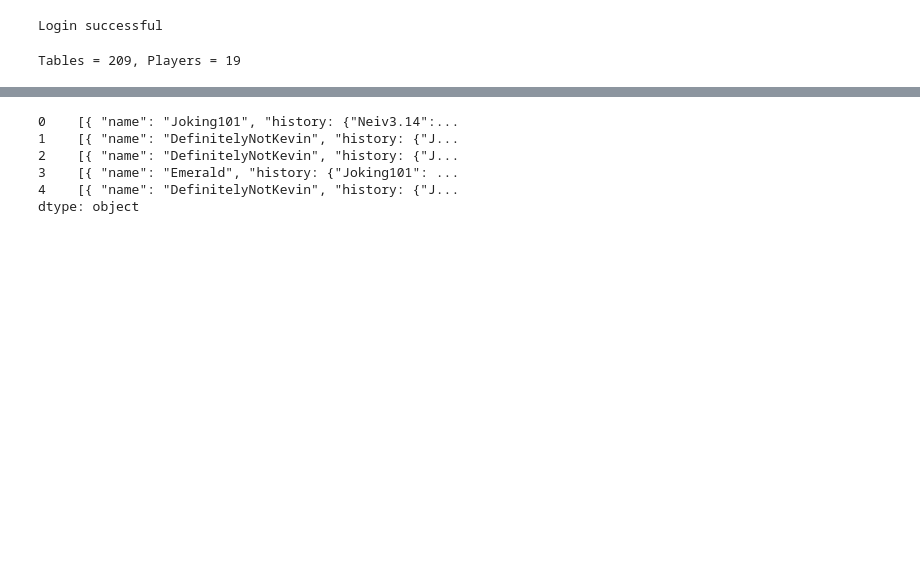
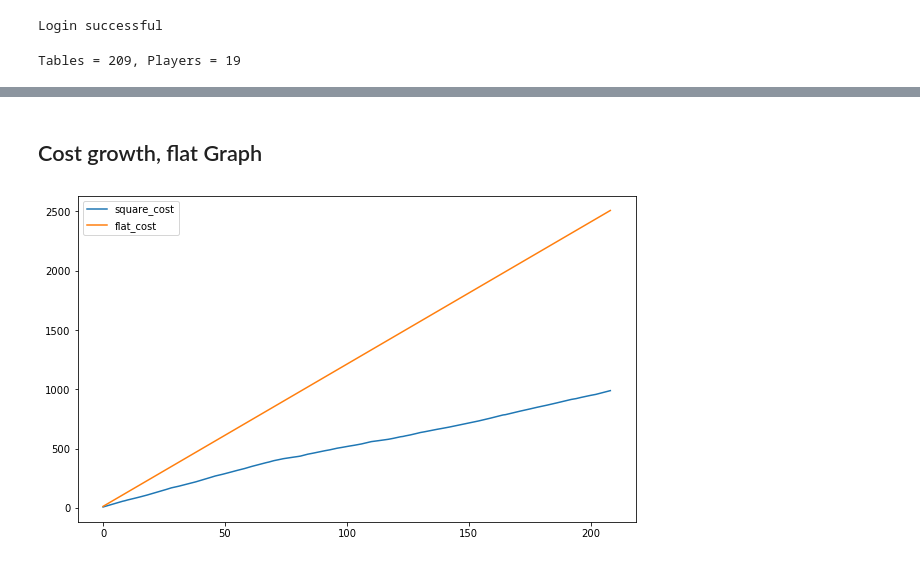
Before and after one commit to BadBastion/tournament-optimizer, a Jupyter notebook: elo_report.ipynb, the cells around one changed output, grey strips where cells are left out. Cells and saved outputs as stored; diff of their text form; code cells hidden in the pictures; blank space fills up the shorter version.

Commit message:
Add cost graphs

```diff
--- a/elo_report.ipynb
+++ b/elo_report.ipynb
@@ -35,16 +32,32 @@ Tables = 209, Players = 19
-# %%
-def update_player_histories(table):
-    for player in table:
-        player.play_table(table)
-
-# Play each table so player histories is populated
-games.apply(update_player_histories)
-
-games.head()
-# %% [output]
-0    [{ "name": "Joking101", "history: {"Neiv3.14":...
-1    [{ "name": "DefinitelyNotKevin", "history: {"J...
-2    [{ "name": "DefinitelyNotKevin", "history: {"J...
-3    [{ "name": "Emerald", "history: {"Joking101": ...
-4    [{ "name": "DefinitelyNotKevin", "history: {"J...
-dtype: object
+# %%
+import matplotlib.pyplot as plt
+
+
+def update_player_histories(table):
+    for player in table:
+        player.play_table(table)
+
+def get_cost(players):
+    square_cost = 0
+    flat_cost = 0
+
+    for player in players.values():
+        square_cost += player.cost()
+        flat_cost += player.flat_cost()
+
+    return [square_cost, flat_cost]
+
+def update_history_and_get_cost(table):
+    update_player_histories(table)
+    return get_cost(players)
+
+# Play each table so player histories is populated. Also get the cost after each game.
+costs = pd.DataFrame.from_records(games.apply(update_history_and_get_cost))
+costs = costs.rename(columns={0: "square_cost", 1: "flat_cost"})
+# %% [markdown]
+## Cost growth, flat Graph
+# %%
+costs.plot.line(figsize=(10,6))
+plt.show()
+# %% [output]
+[figure, added]
```
Also changed, not shown: parts of 3 cells of this notebook, 1 other file.
